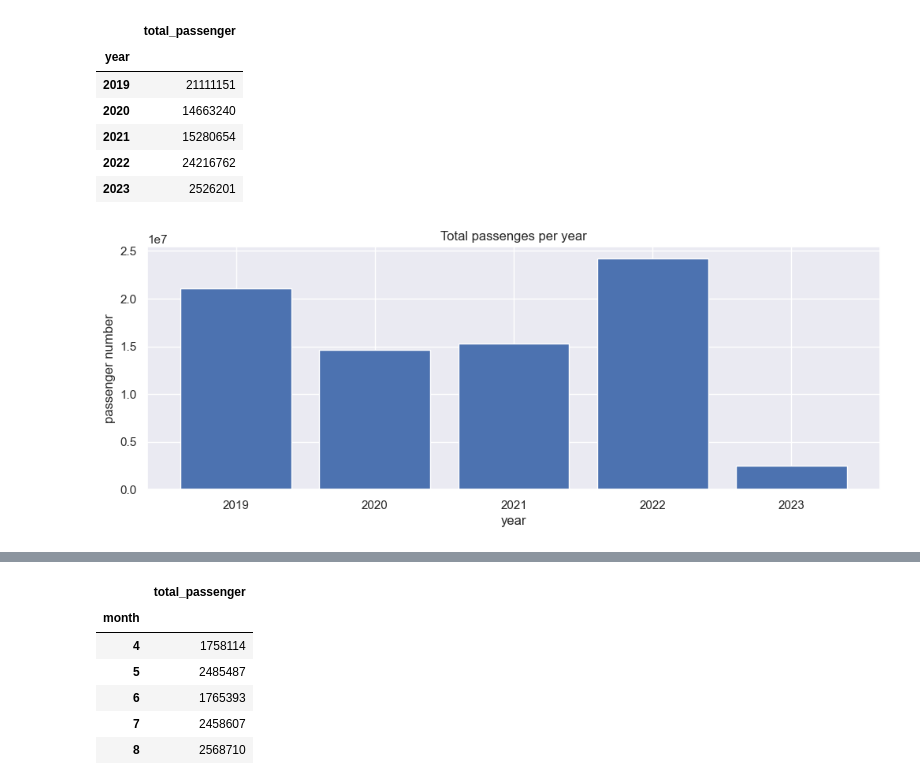
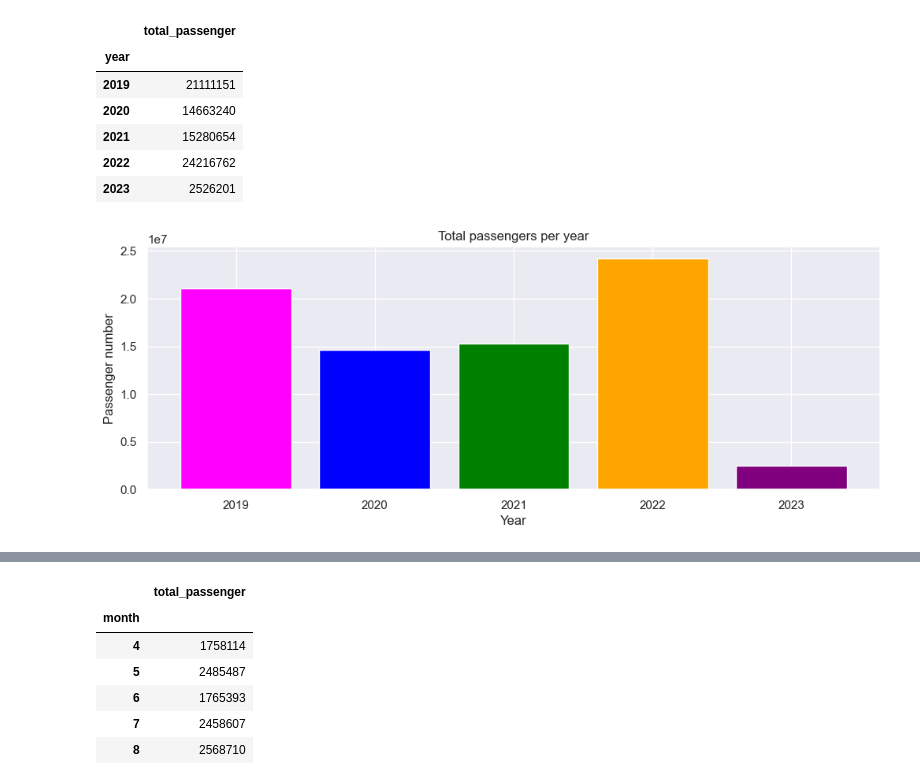
Before and after one commit to yann200/Projet-Prediction-Affluence-ligne-de-Bus, a Jupyter notebook: main.ipynb, the cells around one changed output, grey strips where cells are left out. Drawn from its saved outputs; the diff is of its cells as text; code cells hidden in the pictures.

```diff
--- a/main.ipynb
+++ b/main.ipynb
@@ -207,16 +222,0 @@ print(sorted(unique_years))
-# %%
-
-
-
-# Conversion en type datetime (si nécessaire)
-passagers_df['dateTime'] = pd.to_datetime(passagers_df['dateTime'])
-
-# Extraction de la date (AAAA-MM-JJ)
-passagers_df['date_only'] = passagers_df['dateTime'].dt.date
-
-# Extraction d'autres composantes
-passagers_df['year'] = passagers_df['dateTime'].dt.year  # Année
-#df['month'] = df['datetime_column'].dt.month  # Mois
-#df['day'] = df['datetime_column'].dt.day  # Jour
-
-passagers_df
@@ -276,12 +284,19 @@ resyear
 | 2022 | 24216762 |
 | 2023 | 2526201 |
 # %%
-fig, axs = plt.subplots(1,1,figsize=(12, 4))
+# Calculer le total des passagers par année
+resyear = passagers_df.groupby('year').agg(total_passenger=('passengersNumber', 'sum'))
 
-axs.bar(resyear.index, resyear.total_passenger)
-axs.set_title('Total passenges per year')
-axs.set_xlabel('year')
-axs.set_ylabel('passenger number')
+# Générer des couleurs aléatoires pour chaque barre
+
+
+# Tracer le graphique avec des couleurs différentes
+fig, axs = plt.subplots(1, 1, figsize=(12, 4))
+
+axs.bar(resyear.index, resyear.total_passenger, color = ['magenta', 'blue', 'green', 'orange', 'purple'])
+axs.set_title('Total passengers per year')
+axs.set_xlabel('Year')
+axs.set_ylabel('Passenger number')
 plt.show()
 # %% [output]
-[figure, old version]
+[figure, new version]
```
Also changed, not shown: parts of 111 cells of this notebook.
